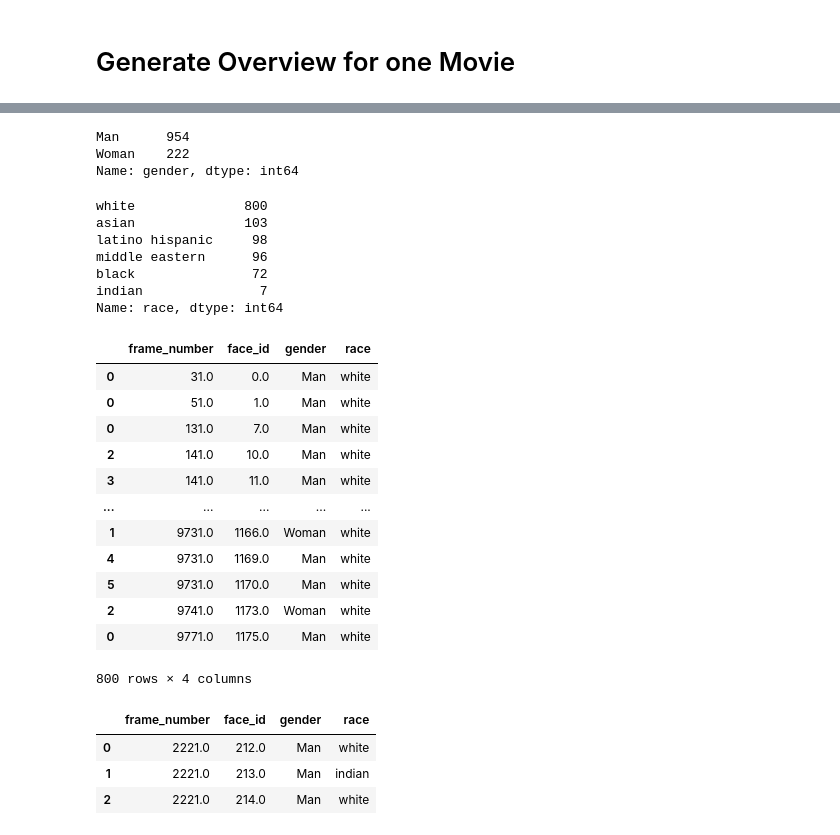
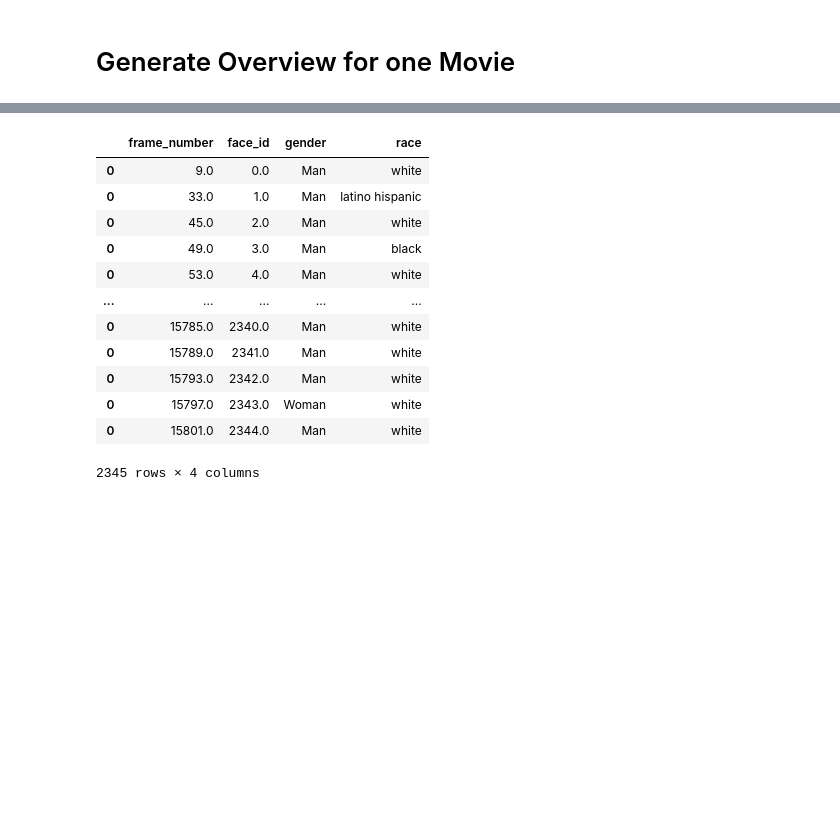
Before and after one commit to moe221/diversity_in_cinema, a Jupyter notebook: notebooks/moe221_generate_data_form_one_movie.ipynb, the cells around one changed output, grey strips where cells are left out. Drawn from its saved outputs; the diff is of its cells as text; code cells hidden in the pictures; blank space fills up the shorter version.

```diff
--- a/notebooks/moe221_generate_data_form_one_movie.ipynb
+++ b/notebooks/moe221_generate_data_form_one_movie.ipynb
@@ -178,39 +193,16 @@ df_classified = classify_faces(faces_df)
 # %%
-df_classified["gender"].value_counts()
+df_classified[""]
 # %% [output]
+|  | frame_number | face_id | gender | race |
+| 0 | 9.0 | 0.0 | Man | white |
+| 0 | 33.0 | 1.0 | Man | latino hispanic |
+| 0 | 45.0 | 2.0 | Man | white |
+| 0 | 49.0 | 3.0 | Man | black |
+| 0 | 53.0 | 4.0 | Man | white |
+| ... | ... | ... | ... | ... |
+| 0 | 15785.0 | 2340.0 | Man | white |
+| 0 | 15789.0 | 2341.0 | Man | white |
+| 0 | 15793.0 | 2342.0 | Man | white |
+| 0 | 15797.0 | 2343.0 | Woman | white |
+| 0 | 15801.0 | 2344.0 | Man | white |
-Man      954
-Woman    222
-Name: gender, dtype: int64
+2345 rows × 4 columns
-# %%
-df_classifyed["race"].value_counts()
-# %% [output]
-white              800
-asian              103
-latino hispanic     98
-middle eastern      96
-black               72
-indian               7
-Name: race, dtype: int64
-# %%
-df_classifyed[df_classifyed["race"] == "white"]
-# %% [output]
-|  | frame_number | face_id | gender | race |
-| 0 | 31.0 | 0.0 | Man | white |
-| 0 | 51.0 | 1.0 | Man | white |
-| 0 | 131.0 | 7.0 | Man | white |
-| 2 | 141.0 | 10.0 | Man | white |
-| 3 | 141.0 | 11.0 | Man | white |
-| ... | ... | ... | ... | ... |
-| 1 | 9731.0 | 1166.0 | Woman | white |
-| 4 | 9731.0 | 1169.0 | Man | white |
-| 5 | 9731.0 | 1170.0 | Man | white |
-| 2 | 9741.0 | 1173.0 | Woman | white |
-| 0 | 9771.0 | 1175.0 | Man | white |
-800 rows × 4 columns
-# %%
-df_classifyed[df_classifyed["frame_number"] == 2221]
-# %% [output]
-|  | frame_number | face_id | gender | race |
-| 0 | 2221.0 | 212.0 | Man | white |
-| 1 | 2221.0 | 213.0 | Man | indian |
-| 2 | 2221.0 | 214.0 | Man | white |
```
Also changed, not shown: parts of 2 cells of this notebook.
